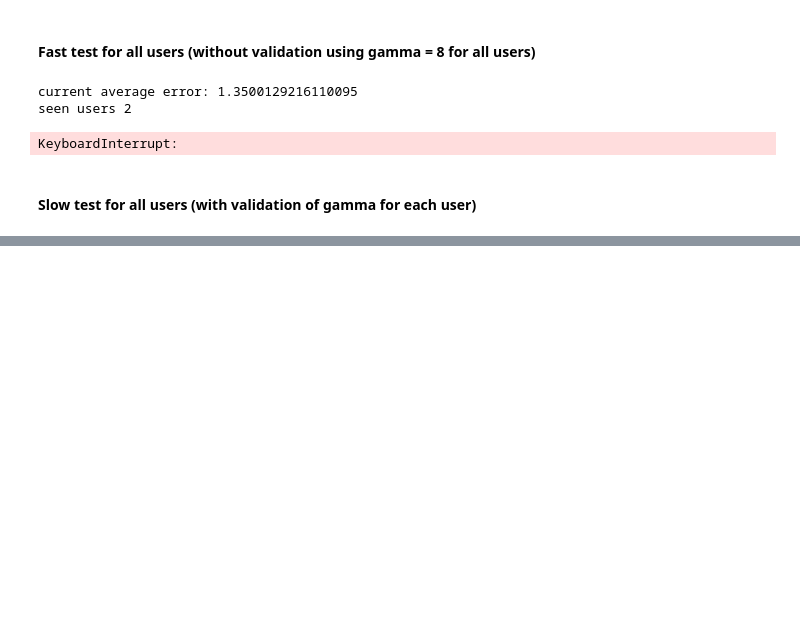
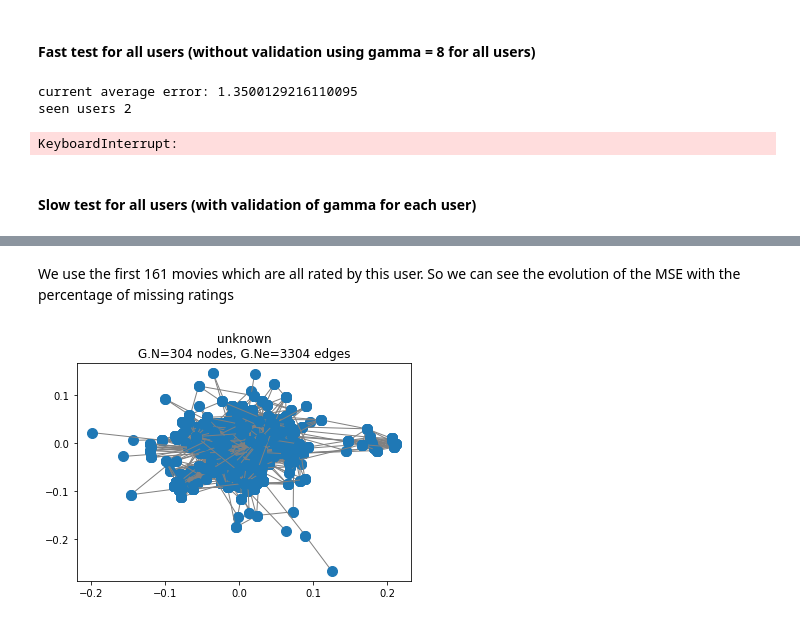
Before and after one commit to Lambo97/MovieRecommendation, a Jupyter notebook: src/tv_regularization2.ipynb, the cells around one changed output, grey strips where cells are left out. Cells and saved outputs as stored; diff of their text form; code cells hidden in the pictures; blank space fills up the shorter version.

Commit message:
added movie feature network

```diff
--- a/src/tv_regularization2.ipynb
+++ b/src/tv_regularization2.ipynb
@@ -567,0 +566,2 @@ In this section @Lukas you can do the same analysis but using the movie feature
+# %%
+adjacency = np.loadtxt(GENERATED_PATH+'movie_features_adj.csv', delimiter=',')
@@ -567,0 +591,20 @@ In this section @Lukas you can do the same analysis but using the movie feature
+# %%
+user_id = 13
+signal = ratings.loc[user_id].reset_index(drop = True)
+indexes = np.array(signal[signal >0].index.to_list())
+mean_signal = compute_mean_signal(ratings, user_id)
+mean_signal = mean_signal[indexes]
+# %% [markdown]
+We use the first 161 movies which are all rated by this user. So we can see the evolution of the MSE with the percentage of missing ratings
+# %%
+adj = adjacency[indexes][:, indexes]
+signal = signal[indexes]
+G = graphs.Graph(adj)
+G.set_coordinates()
+# %%
+# Load graph
+G = graphs.Graph(adj)
+G.set_coordinates()
+G.plot()
+# %% [output]
+[figure, added]
```
Also changed, not shown: parts of 16 cells of this notebook.
